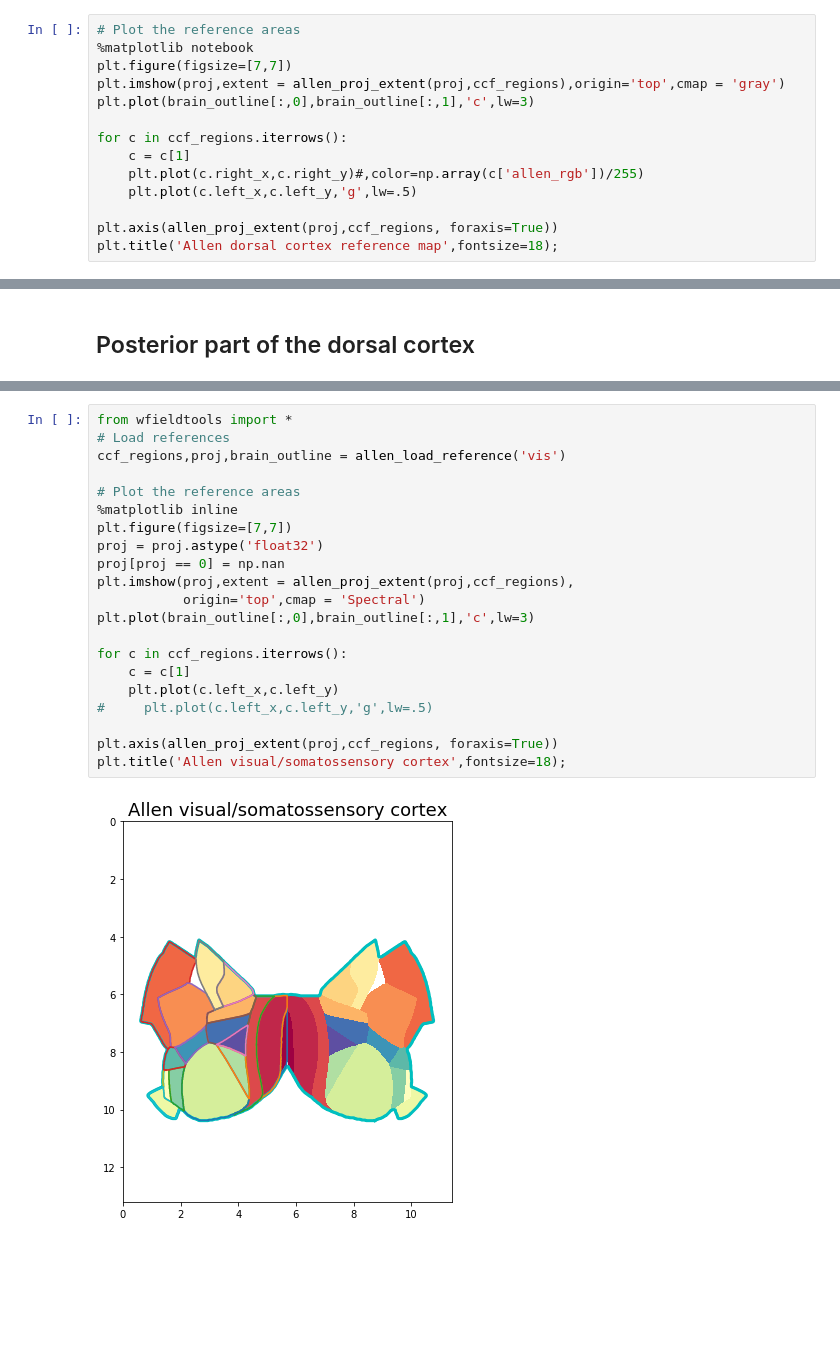
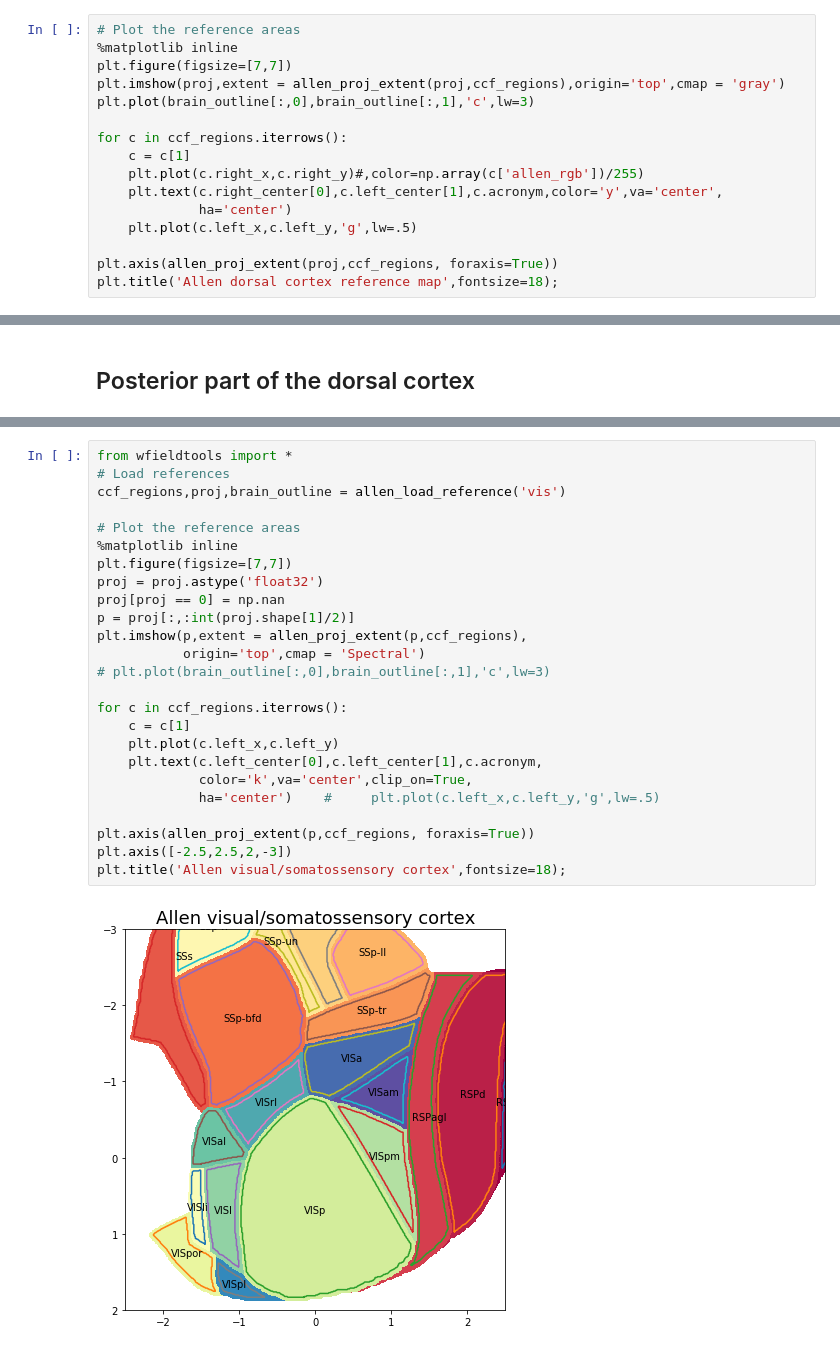
Before and after one commit to jcouto/wfield, a Jupyter notebook: notebooks/prepare_allen_map.ipynb, the cells around one changed output, grey strips where cells are left out. Cells and saved outputs as stored; diff of their text form; blank space fills up the shorter version.

Commit message:
References for the visual cortex, updated instructions and added gaussian filtering to options.

```diff
--- a/notebooks/prepare_allen_map.ipynb
+++ b/notebooks/prepare_allen_map.ipynb
@@ -83,6 +83,6 @@ ccf_regions.head()
 # %%
 # Plot the reference areas
-%matplotlib notebook
+%matplotlib inline
 plt.figure(figsize=[7,7])
 plt.imshow(proj,extent = allen_proj_extent(proj,ccf_regions),origin='top',cmap = 'gray')
 plt.plot(brain_outline[:,0],brain_outline[:,1],'c',lw=3)
@@ -90,6 +90,8 @@ plt.plot(brain_outline[:,0],brain_outline[:,1],'c',lw=3)
 for c in ccf_regions.iterrows():
     c = c[1]
     plt.plot(c.right_x,c.right_y)#,color=np.array(c['allen_rgb'])/255)
+    plt.text(c.right_center[0],c.left_center[1],c.acronym,color='y',va='center',
+             ha='center')
     plt.plot(c.left_x,c.left_y,'g',lw=.5)
 
 plt.axis(allen_proj_extent(proj,ccf_regions, foraxis=True))
@@ -128,23 +131,27 @@ allen_save_reference(ccf_regions,proj,brainoutline,reference_name)
 # %%
 from wfieldtools import *
 # Load references
 ccf_regions,proj,brain_outline = allen_load_reference('vis')
 
 # Plot the reference areas
 %matplotlib inline
 plt.figure(figsize=[7,7])
 proj = proj.astype('float32')
 proj[proj == 0] = np.nan
-plt.imshow(proj,extent = allen_proj_extent(proj,ccf_regions),
+p = proj[:,:int(proj.shape[1]/2)]
+plt.imshow(p,extent = allen_proj_extent(p,ccf_regions),
            origin='top',cmap = 'Spectral')
-plt.plot(brain_outline[:,0],brain_outline[:,1],'c',lw=3)
+# plt.plot(brain_outline[:,0],brain_outline[:,1],'c',lw=3)
 
 for c in ccf_regions.iterrows():
     c = c[1]
     plt.plot(c.left_x,c.left_y)
-#     plt.plot(c.left_x,c.left_y,'g',lw=.5)
+    plt.text(c.left_center[0],c.left_center[1],c.acronym,
+             color='k',va='center',clip_on=True,
+             ha='center')    #     plt.plot(c.left_x,c.left_y,'g',lw=.5)
 
-plt.axis(allen_proj_extent(proj,ccf_regions, foraxis=True))
+plt.axis(allen_proj_extent(p,ccf_regions, foraxis=True))
+plt.axis([-2.5,2.5,2,-3])
 plt.title('Allen visual/somatossensory cortex',fontsize=18);
 # %% [output]
-[figure, old version]
+[figure, new version]
```
Also changed, not shown: parts of 4 cells of this notebook, 4 other files.
